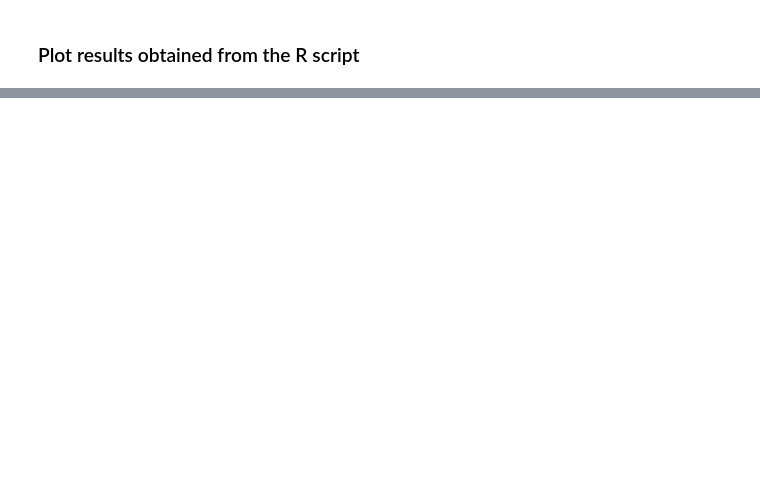
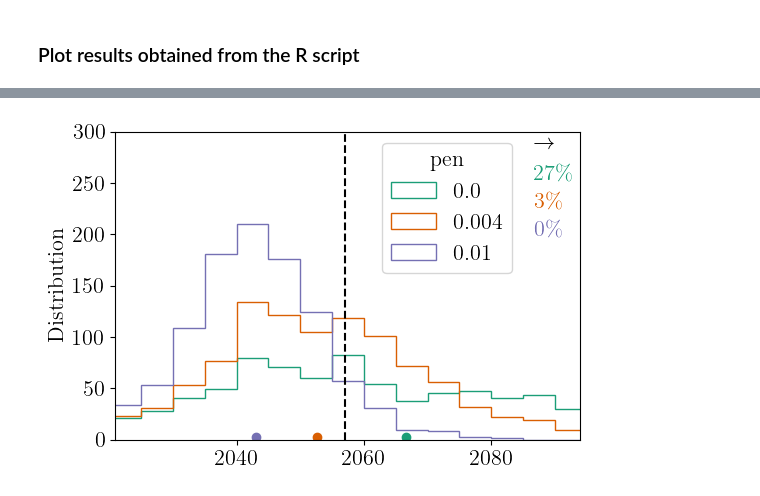
Before and after one commit to TUM-PIK-ESM/tipping_time, a Jupyter notebook: TT_AlternativeModels/Plots.ipynb, the cells around one changed output, grey strips where cells are left out. Drawn from its saved outputs; the diff is of its cells as text; code cells hidden in the pictures; blank space fills up the shorter version.

```diff
--- a/TT_AlternativeModels/Plots.ipynb
+++ b/TT_AlternativeModels/Plots.ipynb
@@ -374,0 +413,26 @@ plt.show()
+# %%
+t_left = 2020
+t_right = 2100
+t_step = 5
+true_t_c = 2057
+fig, ax = plt.subplots(nrows=1,ncols=1,figsize=(6,4))
+bins = np.concatenate((np.array([0]),np.arange(t_left,t_right,t_step),np.array([1e20])))
+estimmatrix = pd.read_excel("EstimMatrix_penalization.xlsx")
+ax.text(0.9,0.93,r"$\rightarrow$",color="black", transform=ax.transAxes)
+for i in range(estimmatrix["pen"].nunique()):
+    pen = estimmatrix["pen"].unique()[i]
+    t_c_values = estimmatrix.where(estimmatrix["pen"]==pen).loc[:,"tc"].dropna()
+    samplesize = len(t_c_values)
+    hist = ax.hist(t_c_values,bins=bins,histtype="step",density=False,color=plt.rcParams['axes.prop_cycle'].by_key()['color'][i],linewidth=1)[0]
+    ax.scatter([np.median(t_c_values)],[3],color=plt.rcParams['axes.prop_cycle'].by_key()['color'][i], label='_nolegend_')
+    ax.text(0.9,0.84-i*0.09,str(round(hist[-1]*100/samplesize))+"$\%$",color=plt.rcParams['axes.prop_cycle'].by_key()['color'][i], transform=ax.transAxes)
+    ax.set_xlim(t_left+1,t_right-t_step-1)
+    ax.set_ylim(0,300)
+ax.legend(estimmatrix["pen"].unique(),title="pen", loc = "upper left", bbox_to_anchor=(0.55,1))
+ax.axvline(true_t_c,color="black",linestyle="dashed")
+ax.set_ylabel("Distribution")
+
+#plt.savefig("Plots/penalization" + time.strftime("%Y%m%d-%H%M%S") + ".png",dpi=300,bbox_inches="tight")
+plt.show()
+# %% [output]
+[figure, added]
```
Also changed, not shown: parts of 6 cells of this notebook, 30 other files.
